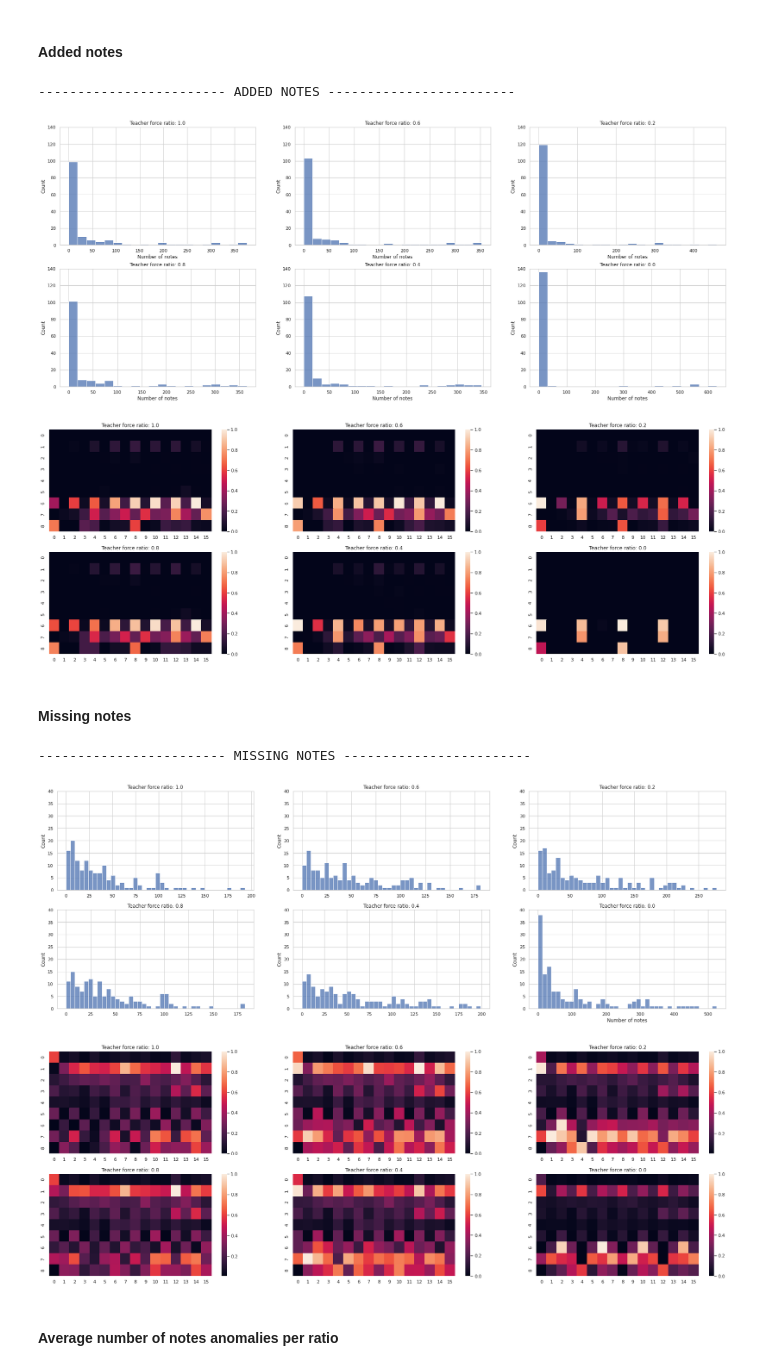
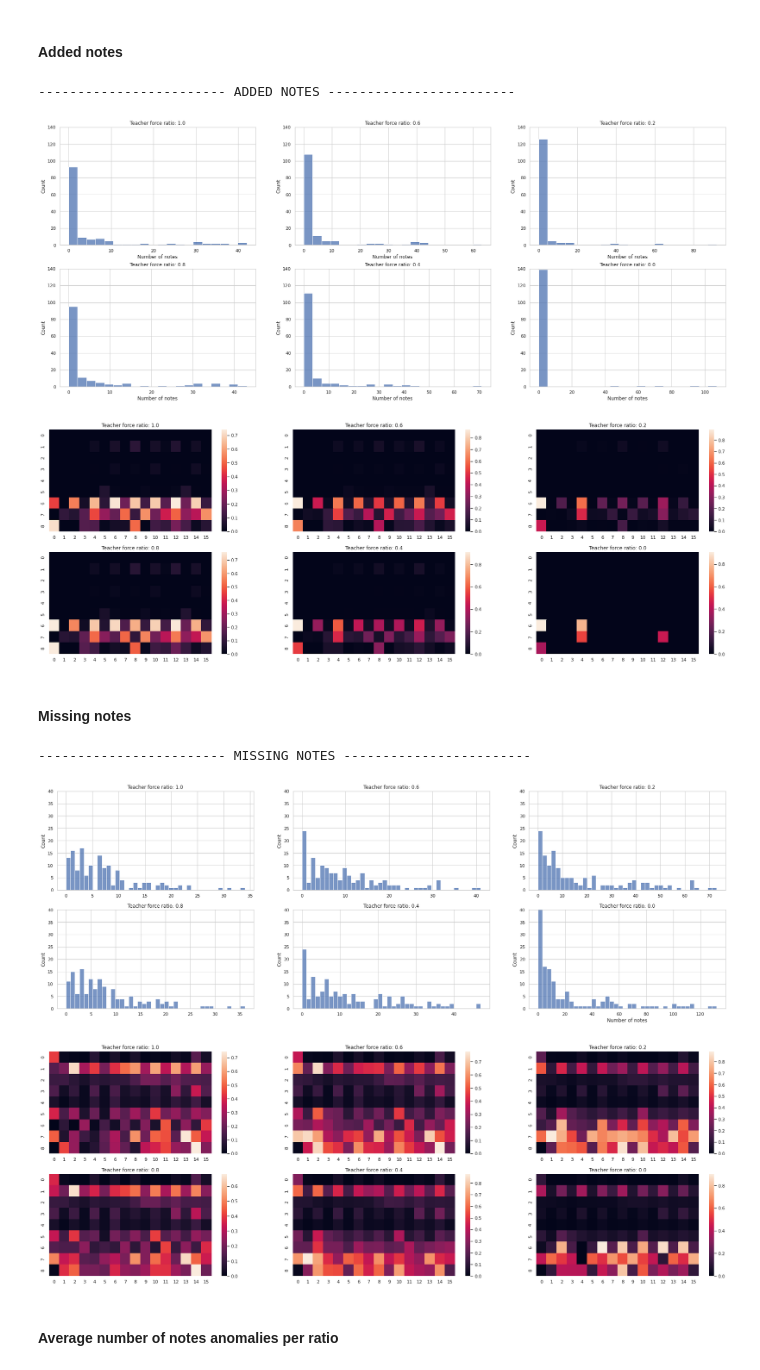
Before and after one commit to mxkrn/drum-sequencer-vae, a Jupyter notebook: notebooks/evaluation.ipynb, the cells around one changed output. Drawn from its saved outputs; the diff is of its cells as text; code cells hidden in the pictures.

```diff
--- a/notebooks/evaluation.ipynb
+++ b/notebooks/evaluation.ipynb
@@ -133,3 +157,12 @@ def normalize(pattern):
+# %%
+input, target, fname, frame_index = next(iter(data_loader))
+delta_z = torch.zeros(hparams.latent_size, dtype=torch.float)
+note_dropout = torch.tensor(1., dtype=torch.float)
+
+onsets, velocities, offsets, z, z_loss = onnx_predict(input, delta_z, note_dropout, str(ONNX_MODEL_PATH))
+output = np.concatenate([onsets, velocities, offsets], axis=-1)
+output = torch.tensor(output, device=DEVICE, dtype=torch.float)
+output_onsets = get_onsets(output)
 # %%
 output_data = OrderedDict()
 teacher_force_ratios = [1.0, 0.8, 0.6, 0.4, 0.2, 0.0]
@@ -147,9 +180,10 @@ for ratio in teacher_force_ratios:
     output_data[ratio]["input_onsets"] = []
     output_data[ratio]["output_onsets"] = []
     print(f"------------------------ RATIO = {ratio} ------------------------")
-    # define variables
+
+    # input
     delta_z = torch.zeros(
-        (BATCH_SIZE, hparams.latent_size), dtype=torch.float, device=DEVICE
+        (hparams.latent_size), dtype=torch.float, device=DEVICE
     )
     teacher_force_ratio = torch.tensor(ratio, dtype=torch.float, device=DEVICE)
     threshold = 0.5
@@ -158,9 +192,16 @@ for ratio in teacher_force_ratios:
     added_notes = []
     count = 0
 
-    for input, target, fname, frame_index in tqdm(data):
+    for input, target, fname, frame_index in tqdm(islice(data, 2000)):
         input = input.to(DEVICE, non_blocking=True)
-        output, z, z_loss = model(input, delta_z, teacher_force_ratio)
+
+        if ONNX:
+            onsets, velocities, offsets, z, z_loss = onnx_predict(input, delta_z, teacher_force_ratio, str(ONNX_MODEL_PATH))
+            output = np.concatenate([onsets, velocities, offsets], axis=-1)
+            output = torch.tensor(output, device=DEVICE, dtype=torch.float)
+        else:
+            onsets, velocities, offsets, z, z_loss = model(input, delta_z, teacher_force_ratio)
+            output = torch.cat((onsets, velocities, offsets), -1)
 
         # get onsets
         output_onsets = get_onsets(output)
@@ -223,9 +266,9 @@ def plot_pattern_pair(input, output):
 # %%
-for ratio in teacher_force_ratios:
-    print(f"------------------ RATIO = {ratio} ------------------\n")
-    input_onsets = output_data[ratio]["input_onsets"]
-    output_onsets = output_data[ratio]["output_onsets"]
+# for ratio in teacher_force_ratios:
+#     print(f"------------------ TEACHER FORCE RATIO = {ratio} ------------------\n")
+#     input_onsets = output_data[ratio]["input_onsets"]
+#     output_onsets = output_data[ratio]["output_onsets"]
 
-    for i, onset in enumerate(input_onsets):
-        plot_pattern_pair(onset, output_onsets[i])
-        continue
+#     for i, onset in enumerate(input_onsets):
+#         plot_pattern_pair(onset, output_onsets[i])
+#         continue
@@ -270,41 +301,41 @@ count = 0
 for i in range(len(teacher_force_ratios) // rows):
     for j in range(len(teacher_force_ratios) // cols):
         axs[j, i].set_title(f"Teacher force ratio: {teacher_force_ratios[count]}")
-        sns.heatmap(output_data[teacher_force_ratios[count]]["heatmap_added"], ax=axs[j, i])
+        sns.heatmap(output_data[teacher_force_ratios[count]]["heatmap_added"].mean(axis=0), ax=axs[j, i])
         count += 1
 plt.show()
 # %% [output]
 ------------------------ ADDED NOTES ------------------------
-[figure, old version]
+[figure, new version]
-[figure, old version]
+[figure, new version]
 # %% [markdown]
 #### Missing notes
 # %%
 print(f"------------------------ MISSING NOTES ------------------------\n")
 fig, axs = plt.subplots(rows, cols, figsize=(30, 10))
 count = 0
 for i in range(len(teacher_force_ratios) // rows):
     for j in range(len(teacher_force_ratios) // cols):
         axs[j, i].set_title(f"Teacher force ratio: {teacher_force_ratios[count]}")
         sns.histplot(output_data[teacher_force_ratios[count]]["total_missing"].cpu().numpy()[0], ax=axs[j, i], bins=40, stat="count")
         axs[j, i].set_ylim([0, 40])
         count += 1
         plt.xlabel("Number of notes")
 plt.show()
 
 fig, axs = plt.subplots(rows, cols, figsize=(30, 10))
 count = 0
 
 for i in range(len(teacher_force_ratios) // rows):
     for j in range(len(teacher_force_ratios) // cols):
         axs[j, i].set_title(f"Teacher force ratio: {teacher_force_ratios[count]}")
-        sns.heatmap(output_data[teacher_force_ratios[count]]["heatmap_missing"], ax=axs[j, i])
+        sns.heatmap(output_data[teacher_force_ratios[count]]["heatmap_missing"].mean(axis=0), ax=axs[j, i])
         count += 1
 plt.show()
 # %% [output]
 ------------------------ MISSING NOTES ------------------------
-[figure, old version]
+[figure, new version]
-[figure, old version]
+[figure, new version]
 # %% [markdown]
 #### Average number of notes anomalies per ratio
 # %%
```
Also changed, not shown: parts of 67 cells of this notebook, 22 other files.
